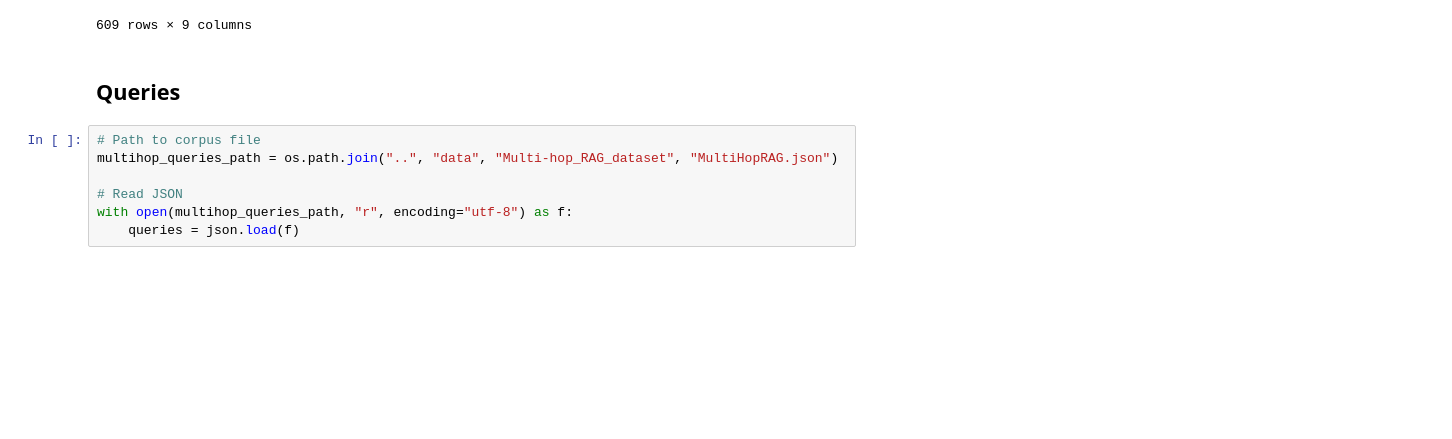
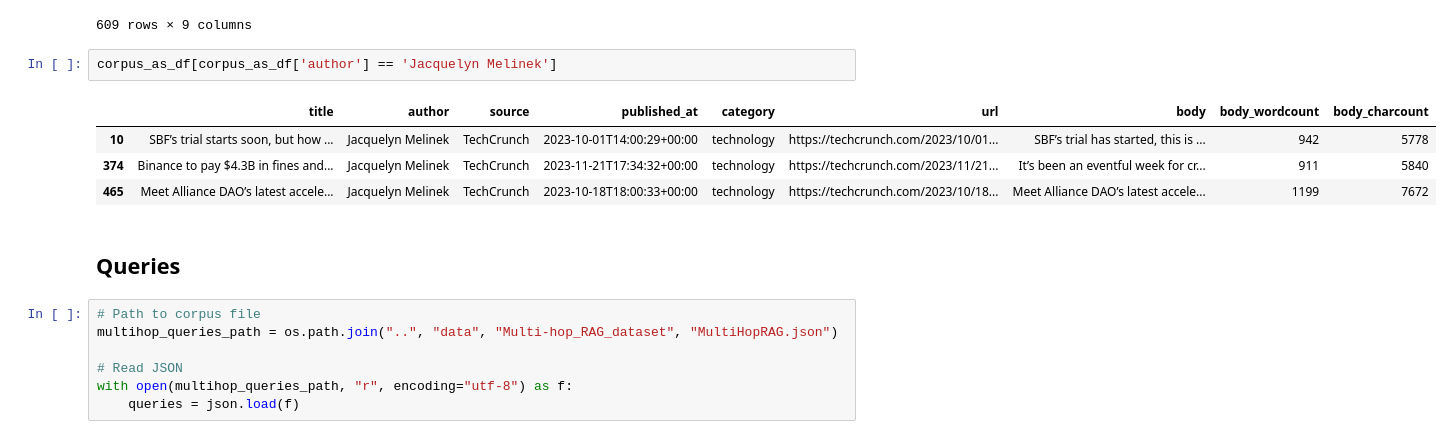
Before and after one commit to dev-mbarq/GraphRAG-internship-Diego, a Jupyter notebook: notebooks/multi-hop_data_exploration.ipynb, the cells around one changed output. Cells and saved outputs as stored; diff of their text form; blank space fills up the shorter version.

```diff
--- a/notebooks/multi-hop_data_exploration.ipynb
+++ b/notebooks/multi-hop_data_exploration.ipynb
@@ -124,6 +124,13 @@ corpus_as_df
 | 607 | The best apps and tools for manag... | David Pierce | The Verge | 2023-11-12T13:00:00+00:00 | technology | https://www.theverge.com/2023/11/... | Hi, friends! Welcome to Installer... | 2585 | 14259 |
 | 608 | Meta to offer ad-free subscriptio... | Natasha Lomas | TechCrunch | 2023-10-30T13:52:00+00:00 | technology | https://techcrunch.com/2023/10/30... | Meta is to offer an ad-free subsc... | 1256 | 7493 |
 609 rows × 9 columns
+# %%
+corpus_as_df[corpus_as_df['author'] == 'Jacquelyn Melinek']
+# %% [output]
+|  | title | author | source | published_at | category | url | body | body_wordcount | body_charcount |
+| 10 | SBF’s trial starts soon, but how ... | Jacquelyn Melinek | TechCrunch | 2023-10-01T14:00:29+00:00 | technology | https://techcrunch.com/2023/10/01... | SBF’s trial has started, this is ... | 942 | 5778 |
+| 374 | Binance to pay $4.3B in fines and... | Jacquelyn Melinek | TechCrunch | 2023-11-21T17:34:32+00:00 | technology | https://techcrunch.com/2023/11/21... | It’s been an eventful week for cr... | 911 | 5840 |
+| 465 | Meet Alliance DAO’s latest accele... | Jacquelyn Melinek | TechCrunch | 2023-10-18T18:00:33+00:00 | technology | https://techcrunch.com/2023/10/18... | Meet Alliance DAO’s latest accele... | 1199 | 7672 |
 # %% [markdown]
 ## Queries
 # %%
```
Also changed, not shown: parts of 1 cell of this notebook, 4 other files.
